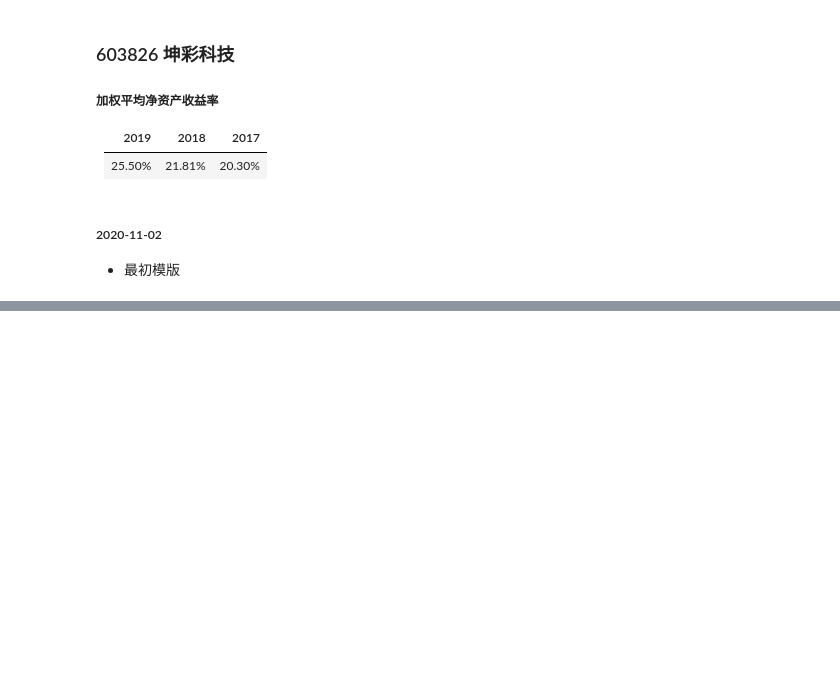
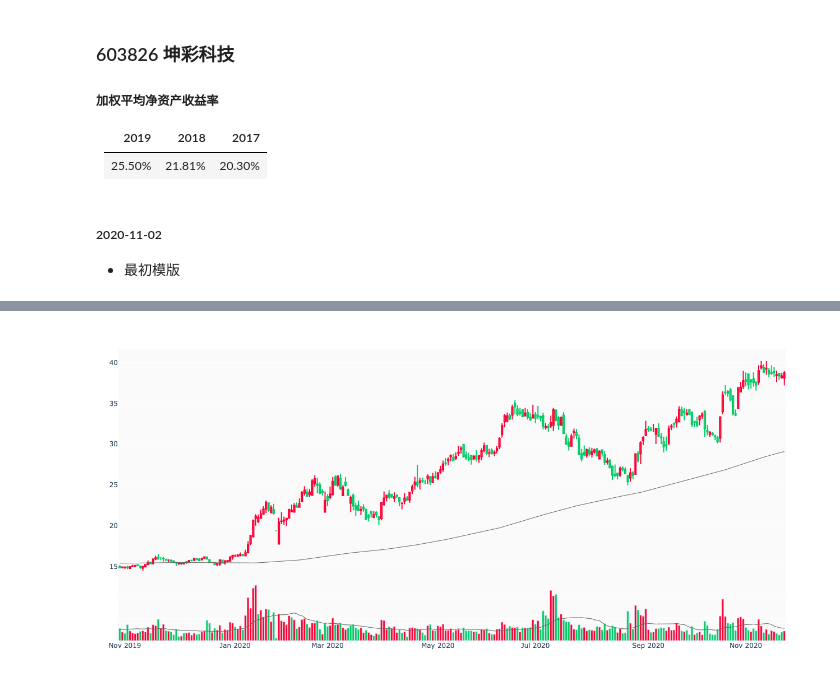
Before and after one commit to zifengyu/stock, a Jupyter notebook: notebook/模版.ipynb, the cells around one changed output, grey strips where cells are left out. Saved outputs shown, nothing was run; the diff lists cells and outputs as text; code cells hidden in the pictures; blank space fills up the shorter version.

```diff
--- a/notebook/模版.ipynb
+++ b/notebook/模版.ipynb
@@ -13,3 +11,5 @@ ticker = '模版.ipynb'
+# %%
+ticker = '603826'
 # %%
 %%html
 <style>
@@ -30,5 +35,6 @@ import script.utils as utils
 # %%
+code = bu.get_bs_code(ticker)
 income = data.get_IS(ticker)
 incomeq = data.get_ISQ(ticker)
-mkt = data.get_market(ticker)
+mkt = bu.get_price_daily(code)
 bs = data.get_BS(ticker)
@@ -68,7 +125,7 @@ pd.concat([income_change, bs_change], axis=1)
 # %%
-mkt['前复权'] = mkt['收盘价'] * mkt['累积前复权因子']
-mkt['前复权'] = mkt['前复权'].round(2)
-mkt['滚动市盈率'] = mkt['滚动市盈率'].round(1)
-df = mkt[['收盘价', '滚动市盈率', '前复权']].groupby(mkt['交易日期'].dt.year).agg(['min', 'max', 'first', 'last'])[-10:]
+mkt['前复权'] = mkt['close'].round(2)
+mkt['滚动市盈率'] = mkt['peTTM'].round(1)
+mkt['交易日期'] = pd.to_datetime(mkt['date'])
+df = mkt[['前复权', '滚动市盈率']].groupby(mkt['交易日期'].dt.year).agg(['min', 'max', 'first', 'last'])[-10:]
 df['前复权增长'] = df['前复权'][['first', 'last']].apply(lambda x: round((x[1]-x[0])/x[0] * 100,1), axis=1)
-df.drop(columns=[('收盘价', 'min'), ('收盘价', 'max'), ('前复权', 'min'), ('前复权', 'max'), ('滚动市盈率', 'first'), ('滚动市盈率', 'last')])
+df.drop(columns=[('前复权', 'min'), ('前复权', 'max'), ('滚动市盈率', 'first'), ('滚动市盈率', 'last')])
@@ -75,7 +140,4 @@ df.drop(columns=[('收盘价', 'min'), ('收盘价', 'max'), ('前复权', 'min'
-# %%
-mkt = data.get_market2(ticker)
-mkt['前复权'] = mkt['前复权'].astype('float64').round(2)
-mkt['滚动市盈率'] = mkt['滚动市盈率'].astype('float64').round(1)
-df = mkt[['前复权', '滚动市盈率']].groupby(mkt['交易日期'].dt.year).agg(['min', 'max', 'first', 'last'])[-10:]
-df['前复权增长'] = df['前复权'][['first', 'last']].apply(lambda x: round((x[1]-x[0])/x[0] * 100,1), axis=1)
-df.drop(columns=[('前复权', 'min'), ('前复权', 'max'), ('滚动市盈率', 'first'), ('滚动市盈率', 'last')])
+# %%
+draw(mkt, 260, 200, 20)
+# %% [output]
+[figure, added]
```
Also changed, not shown: parts of 9 cells of this notebook, 6 other files.
